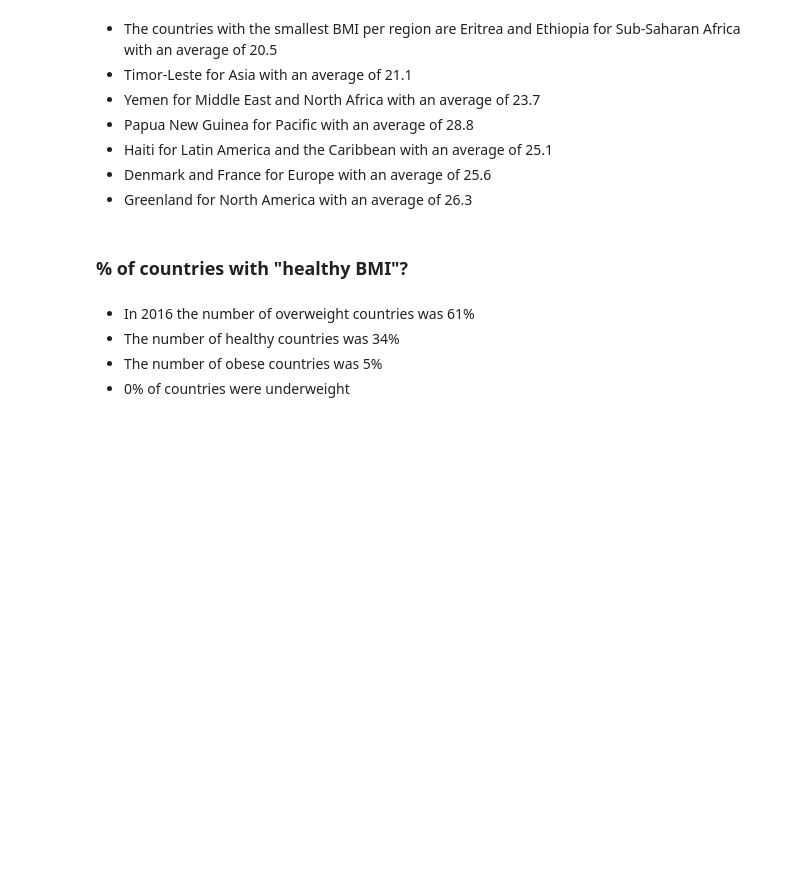
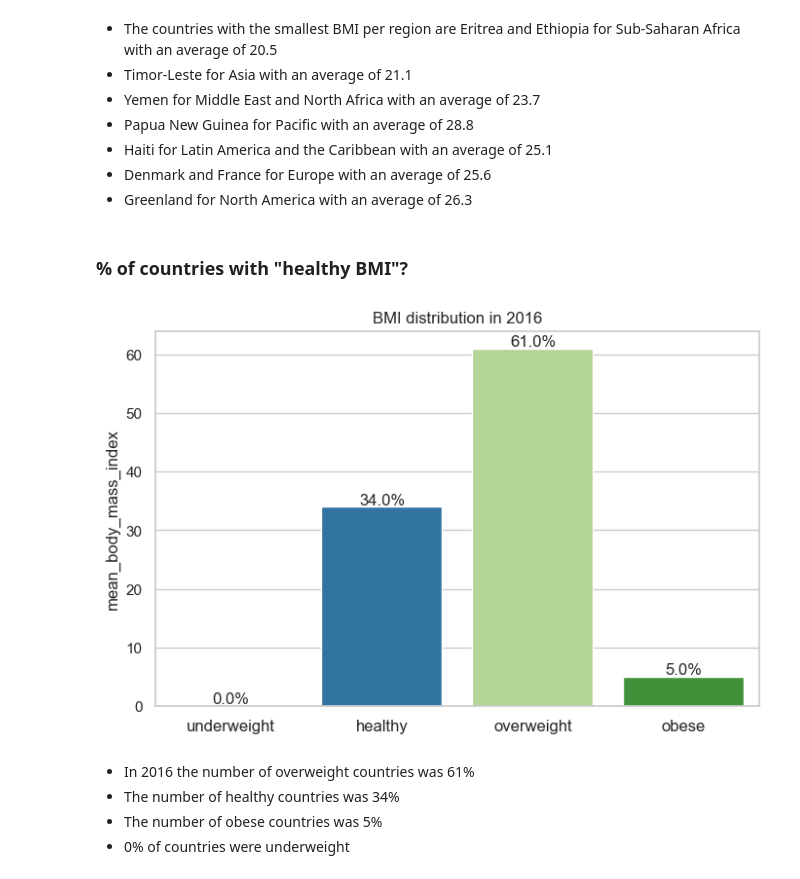
Before and after one commit to JakeWellian/Texas_McCombs_projects, a Jupyter notebook: BMI_python.ipynb, the cells around one changed output. Cells and saved outputs as stored; diff of their text form; code cells hidden in the pictures; blank space fills up the shorter version.

```diff
--- a/BMI_python.ipynb
+++ b/BMI_python.ipynb
@@ -1034,10 +1050,13 @@ print(table)
 * Greenland for North America with an average of 26.3
 # %%
 # FUNCTION TO CREATE LABELED BARPLOT
-def labeled_barplot(data, labels, perc=False):
+def labeled_barplot(data, labels, perc=False, title=None):
     plt.figure(figsize=(8, 5))
     plt.xticks(rotation=0, fontsize=12)
     ax = sns.barplot(x=labels, y=data, palette="Paired")
+
+    if title:
+        plt.title(title)
 
     if perc:
         for p, label in zip(ax.patches, data):
@@ -1090,3 +1071,42 @@ labeled_barplot(bmi_percentages, bmi_labels, perc=True)
+# %%
+# [Q9] What percentage of countries had an average "healthy BMI" of between 18.5-24.9 in 2016? Underweight? Overweight? Obese?
+
+# Filter data for the year 2016
+df_2016 = df[df['year'] == 2016]
+
+# Calculate average BMI for each country
+avg_bmi_per_country = df_2016.groupby('country')['mean_body_mass_index'].mean()
+
+# Define categories based on BMI ranges
+def categorize_bmi(bmi):
+    if bmi < 18.5:
+        return "underweight"
+    elif bmi >= 18.5 and bmi <= 24.9:
+        return "healthy"
+    elif bmi >= 25.0 and bmi <= 29.9:
+        return "overweight"
+    else:
+        return "obese"
+
+# Apply BMI categorization to each country's average BMI
+avg_bmi_per_country = avg_bmi_per_country.apply(categorize_bmi)
+
+# Calculate counts of each BMI category for total number of countries
+total_countries = len(avg_bmi_per_country)
+bmi_counts = avg_bmi_per_country.value_counts()
+
+# Calculate percentages
+bmi_percentages = (bmi_counts / total_countries) * 100
+
+# Include "underweight" category with 0 count and percentage
+bmi_labels = ['underweight', 'healthy', 'overweight', 'obese']
+bmi_counts = bmi_counts.reindex(bmi_labels, fill_value=0)
+bmi_percentages = bmi_percentages.reindex(bmi_labels, fill_value=0)
+
+# Create labeled bar plot for BMI categories
+labeled_barplot(bmi_percentages, bmi_labels, perc=True, title='BMI distribution in 2016')
+# %% [output]
+[figure, added]
 # %% [markdown]
 * In 2016 the number of overweight countries was 61%
 * The number of healthy countries was 34%
```
Also changed, not shown: parts of 9 cells of this notebook.
